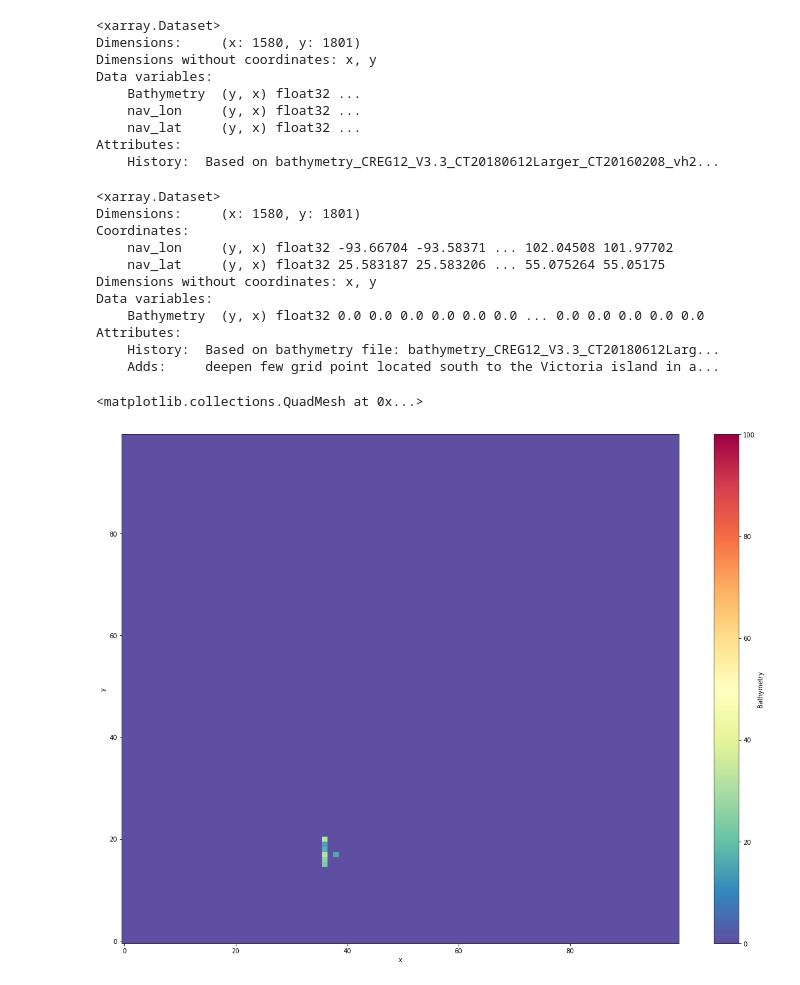
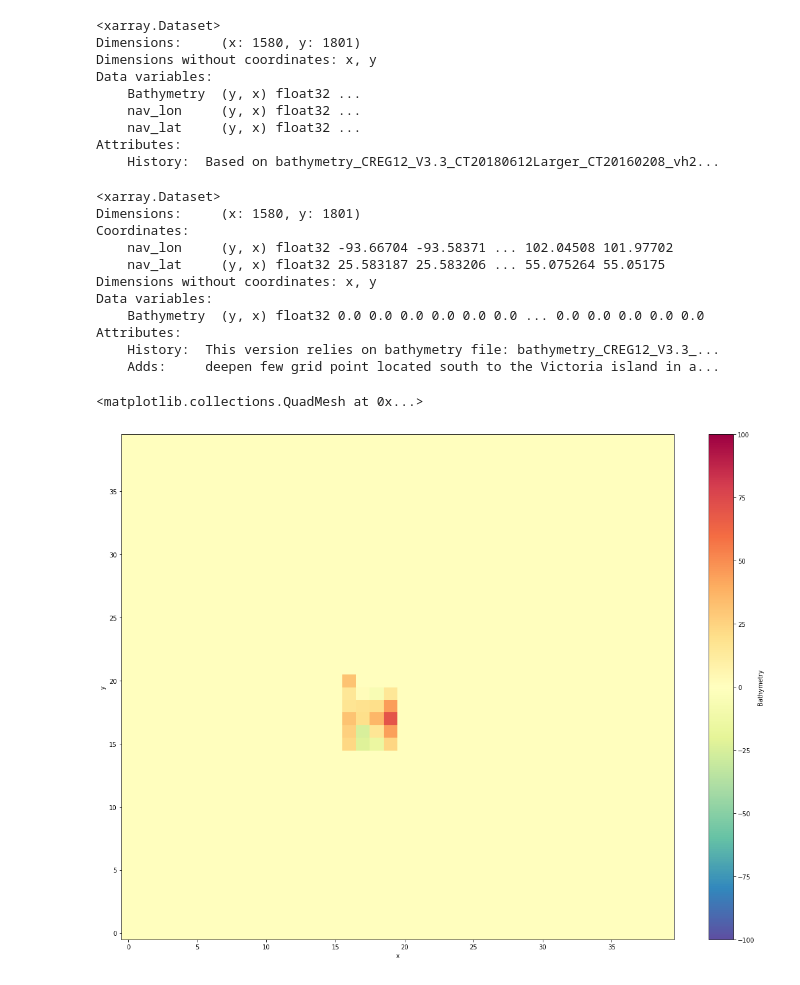
Before and after one commit to ctalandi/TOOLS, a Jupyter notebook: OTHERS/CREG12/REF09/BATHY/CREG12.L75_bathy_20230720.ipynb, the cells around one changed output. Drawn from its saved outputs; the diff is of its cells as text; code cells hidden in the pictures.

Commit message:
update again the bathymetry in the same area with deepest grid points and a wider strait

```diff
--- a/OTHERS/CREG12/REF09/BATHY/CREG12.L75_bathy_20230720.ipynb
+++ b/OTHERS/CREG12/REF09/BATHY/CREG12.L75_bathy_20230720.ipynb
@@ -37,11 +37,14 @@ ds_out.coords['nav_lat']= (('y','x'),ds_dfg['nav_lat'].values)
 
 # Bathy changes
 ds_out['Bathymetry'][1217,188]=50.
+ds_out['Bathymetry'][1215:1219,189]=70.
+ds_out['Bathymetry'][1215:1220,187:190]=70.
 ds_out['Bathymetry'][1215:1221,186]=50.
 
 ds_out.attrs={'History':'This version relies on bathymetry file: bathymetry_CREG12_V3.3_CT20180612Larger_ct20190102.nc',\
              'Adds':'deepen few grid point located south to the Victoria island in a narrow strait'}
-ds_out.to_netcdf(INDIR+'bathymetry_CREG12_V3.3_REF09.nc')
+
+if True: ds_out.to_netcdf(INDIR+'bathymetry_CREG12_V3.3_REF09_20230801.nc')
 # %%
 ds_out
 # %% [output]
@@ -54,14 +57,14 @@ Dimensions without coordinates: x, y
 Data variables:
     Bathymetry  (y, x) float32 0.0 0.0 0.0 0.0 0.0 0.0 ... 0.0 0.0 0.0 0.0 0.0
 Attributes:
-    History:  Based on bathymetry file: bathymetry_CREG12_V3.3_CT20180612Larg...
+    History:  This version relies on bathymetry file: bathymetry_CREG12_V3.3_...
     Adds:     deepen few grid point located south to the Victoria island in a...
 # %%
 plt.figure(figsize=(20,15))
-(ds_out['Bathymetry']-ds_dfg['Bathymetry']).isel(x=slice(150,250),y=slice(1200,1300)).plot(vmax=100,cmap='Spectral_r')
+(ds_out['Bathymetry']-ds_dfg['Bathymetry']).isel(x=slice(170,210),y=slice(1200,1240)).plot(vmax=100,cmap='Spectral_r')
 # %% [output]
 <matplotlib.collections.QuadMesh at 0x...>
-[figure, old version]
+[figure, new version]
 # %%
 plt.figure(figsize=(20,15))
 plt.subplot(211)
```
Also changed, not shown: parts of 1 cell of this notebook, 1 other file.
